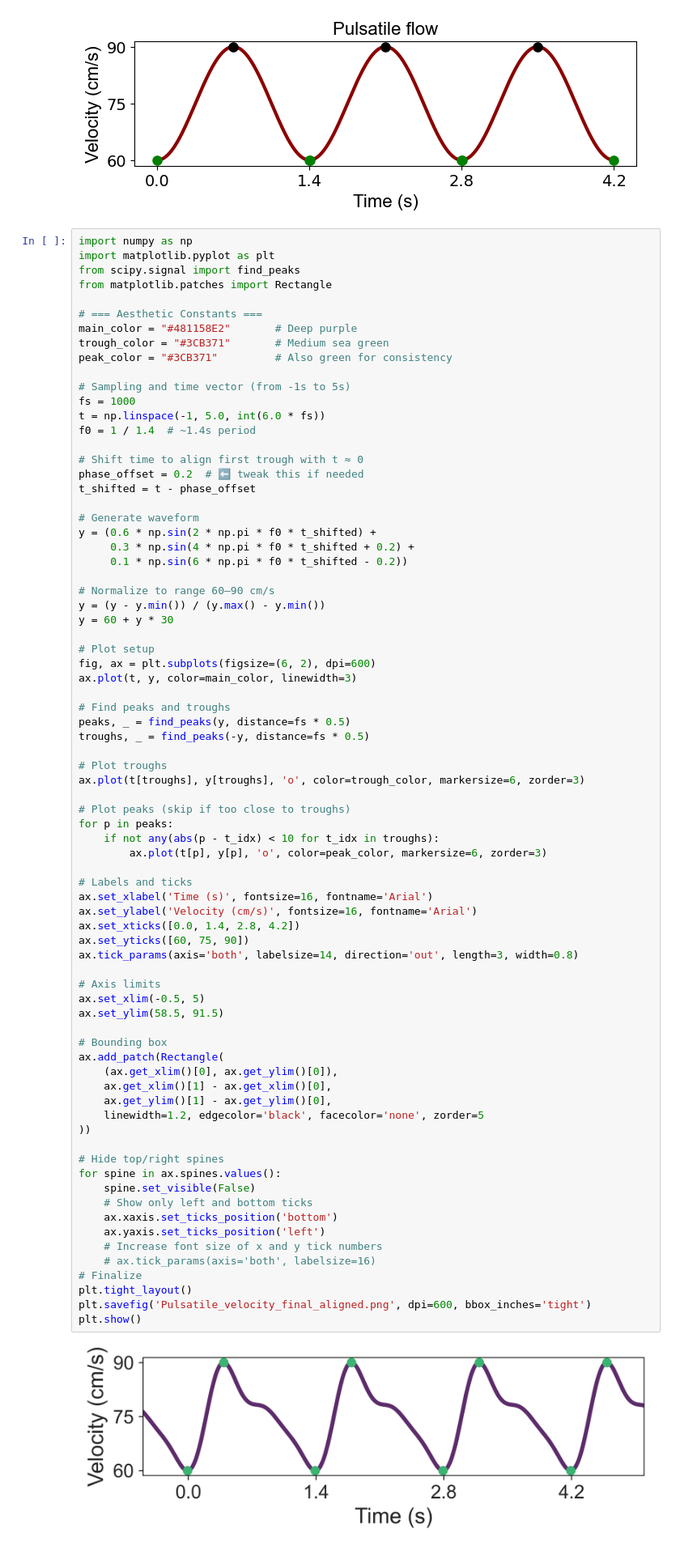
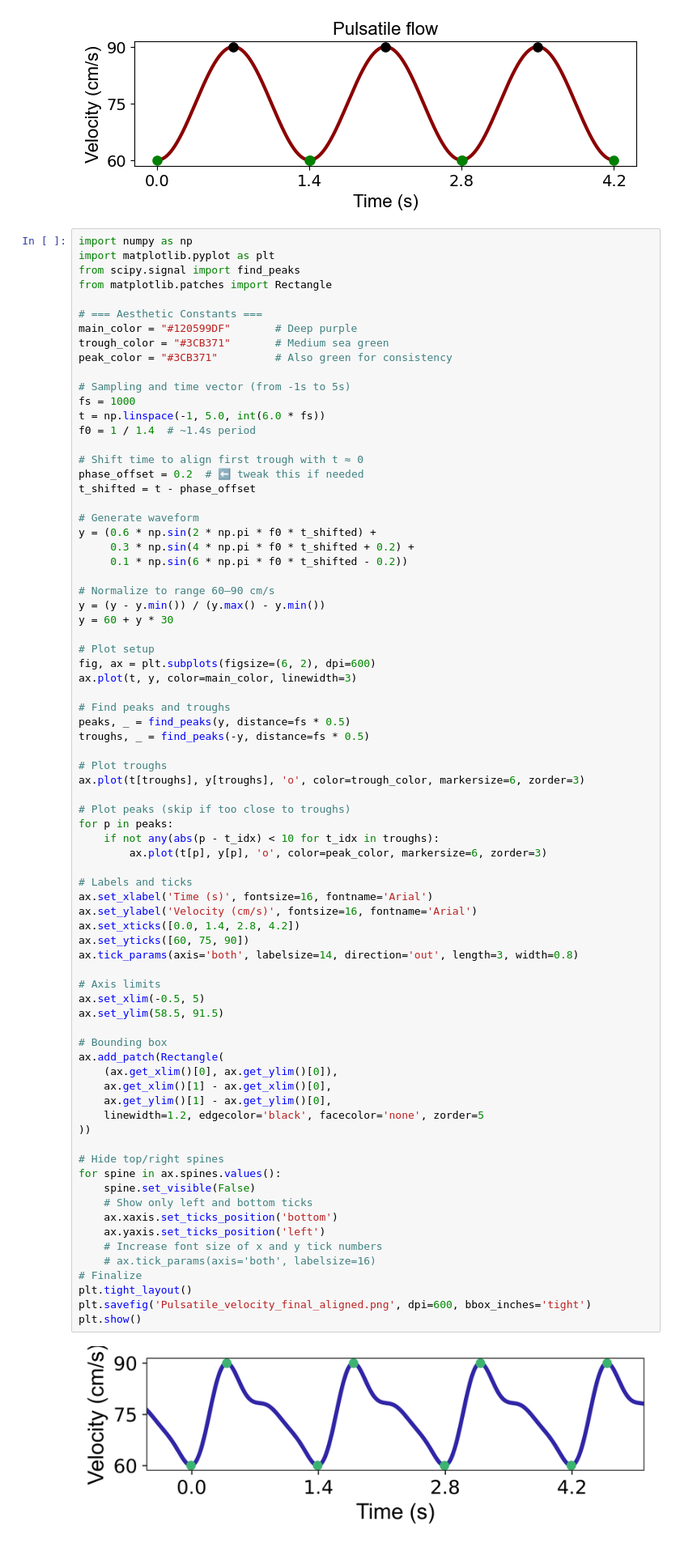
Before and after one commit to M-Medany/Ultrasound-induced-Particle-Dynamics-in-Pathological-Vascular-Vortices-, a Jupyter notebook: Plotting_filling_Aneurysm.ipynb, the cells around one changed output. Shown at 81% size. Saved outputs shown, nothing was run; the diff lists cells and outputs as text.

```diff
--- a/Plotting_filling_Aneurysm.ipynb
+++ b/Plotting_filling_Aneurysm.ipynb
@@ -316,7 +316,7 @@ from scipy.signal import find_peaks
 from matplotlib.patches import Rectangle
 
 # === Aesthetic Constants ===
-main_color = "#481158E2"       # Deep purple
+main_color = "#120599DF"       # Deep purple
 trough_color = "#3CB371"       # Medium sea green
 peak_color = "#3CB371"         # Also green for consistency
 
@@ -359,34 +359,34 @@ ax.set_xlabel('Time (s)', fontsize=16, fontname='Arial')
 ax.set_ylabel('Velocity (cm/s)', fontsize=16, fontname='Arial')
 ax.set_xticks([0.0, 1.4, 2.8, 4.2])
 ax.set_yticks([60, 75, 90])
 ax.tick_params(axis='both', labelsize=14, direction='out', length=3, width=0.8)
 
 # Axis limits
 ax.set_xlim(-0.5, 5)
 ax.set_ylim(58.5, 91.5)
 
 # Bounding box
 ax.add_patch(Rectangle(
     (ax.get_xlim()[0], ax.get_ylim()[0]),
     ax.get_xlim()[1] - ax.get_xlim()[0],
     ax.get_ylim()[1] - ax.get_ylim()[0],
     linewidth=1.2, edgecolor='black', facecolor='none', zorder=5
 ))
 
 # Hide top/right spines
 for spine in ax.spines.values():
     spine.set_visible(False)
     # Show only left and bottom ticks
     ax.xaxis.set_ticks_position('bottom')
     ax.yaxis.set_ticks_position('left')
     # Increase font size of x and y tick numbers
     # ax.tick_params(axis='both', labelsize=16)
 # Finalize
 plt.tight_layout()
 plt.savefig('Pulsatile_velocity_final_aligned.png', dpi=600, bbox_inches='tight')
 plt.show()
 # %% [output]
-[figure, old version]
+[figure, new version]
 # %%
 import numpy as np
 import matplotlib.pyplot as plt
```
Also changed, not shown: 30 other files.
